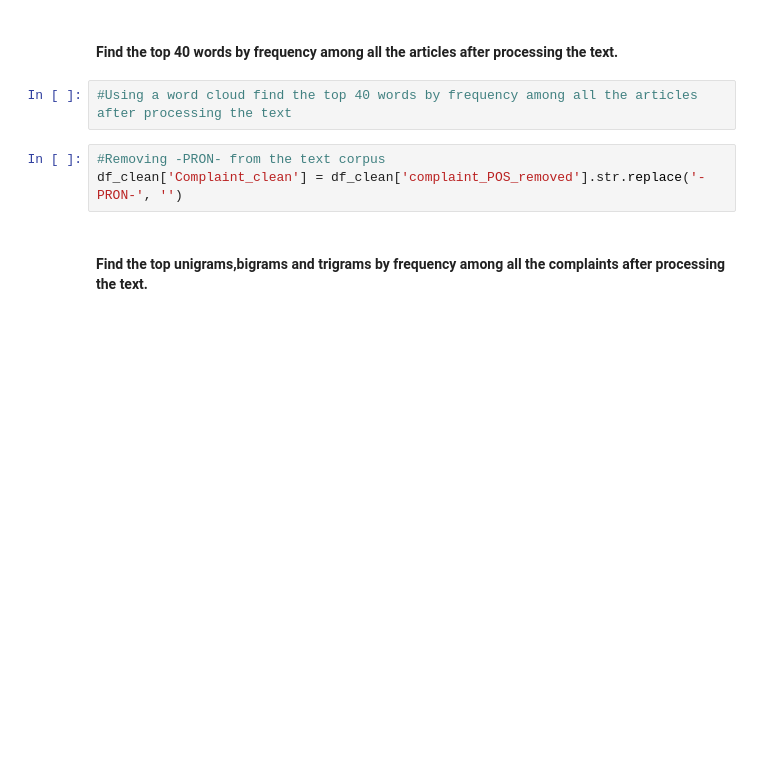
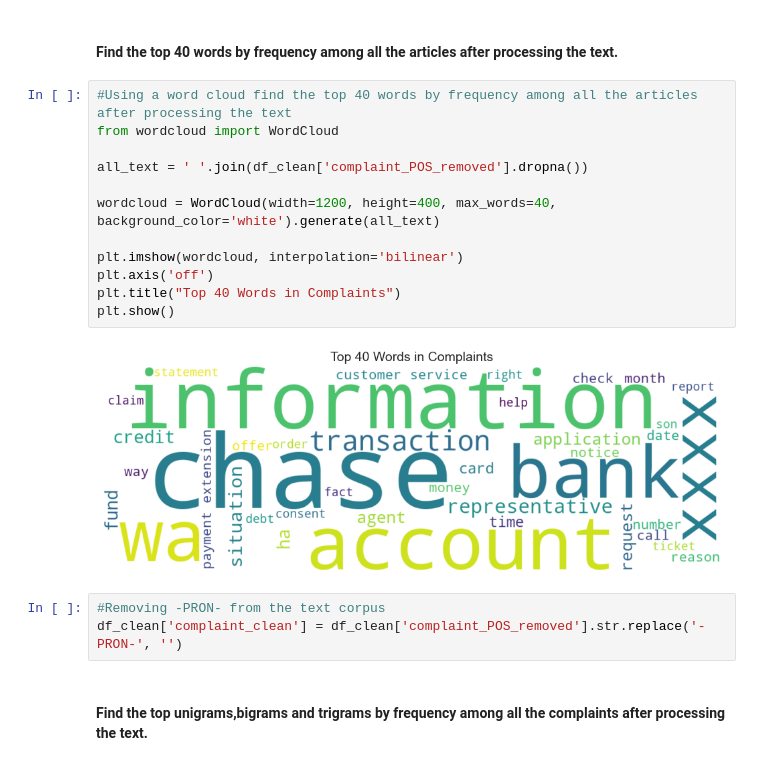
Before and after one commit to uvarajthulasiram/NLP-AutomaticTicketClassification, a Jupyter notebook: Automatic_Ticket_Classification_Assignment.ipynb, the cells around one changed output. Drawn from its saved outputs; the diff is of its cells as text; blank space fills up the shorter version.

```diff
--- a/Automatic_Ticket_Classification_Assignment.ipynb
+++ b/Automatic_Ticket_Classification_Assignment.ipynb
@@ -274,9 +297,21 @@ Write the code in this task to perform the following:
 #### Find the top 40 words by frequency among all the articles after processing the text.
 # %%
 #Using a word cloud find the top 40 words by frequency among all the articles after processing the text
+from wordcloud import WordCloud
+
+all_text = ' '.join(df_clean['complaint_POS_removed'].dropna())
+
+wordcloud = WordCloud(width=1200, height=400, max_words=40, background_color='white').generate(all_text)
+
+plt.imshow(wordcloud, interpolation='bilinear')
+plt.axis('off')
+plt.title("Top 40 Words in Complaints")
+plt.show()
+# %% [output]
+[figure, added]
 # %%
 #Removing -PRON- from the text corpus
-df_clean['Complaint_clean'] = df_clean['complaint_POS_removed'].str.replace('-PRON-', '')
+df_clean['complaint_clean'] = df_clean['complaint_POS_removed'].str.replace('-PRON-', '')
 # %% [markdown]
 #### Find the top unigrams,bigrams and trigrams by frequency among all the complaints after processing the text.
 # %%
```
Also changed, not shown: parts of 3 cells of this notebook.
